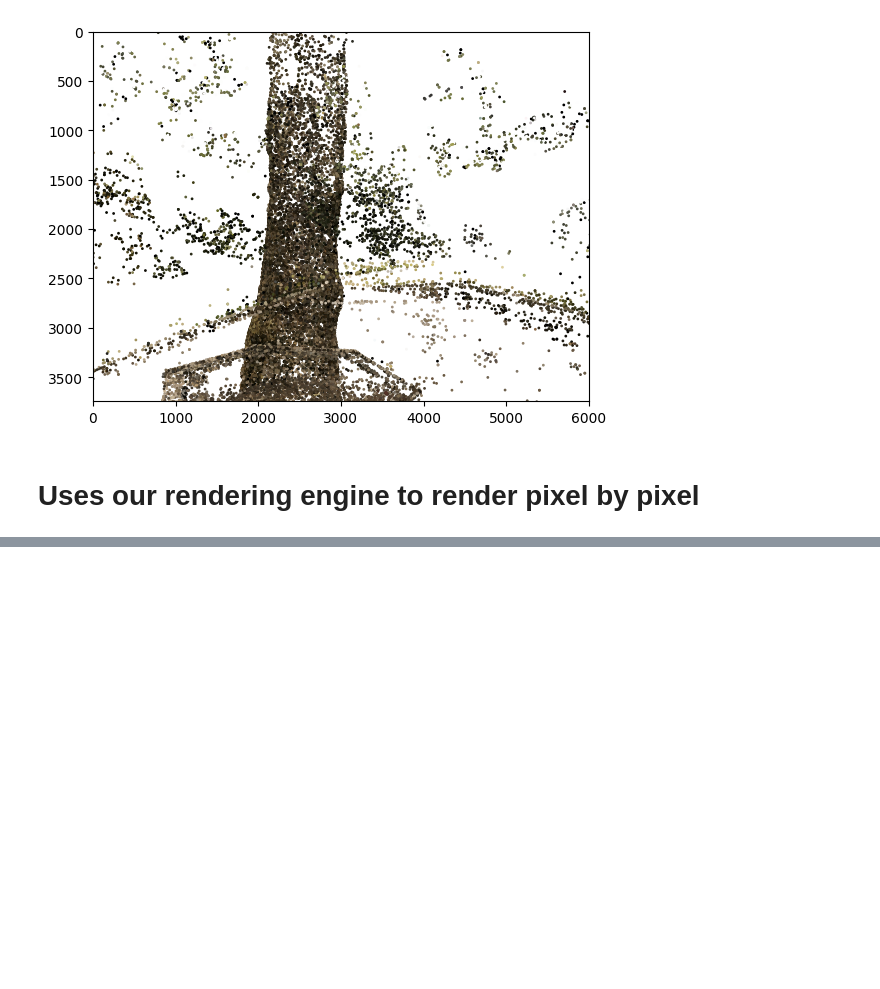
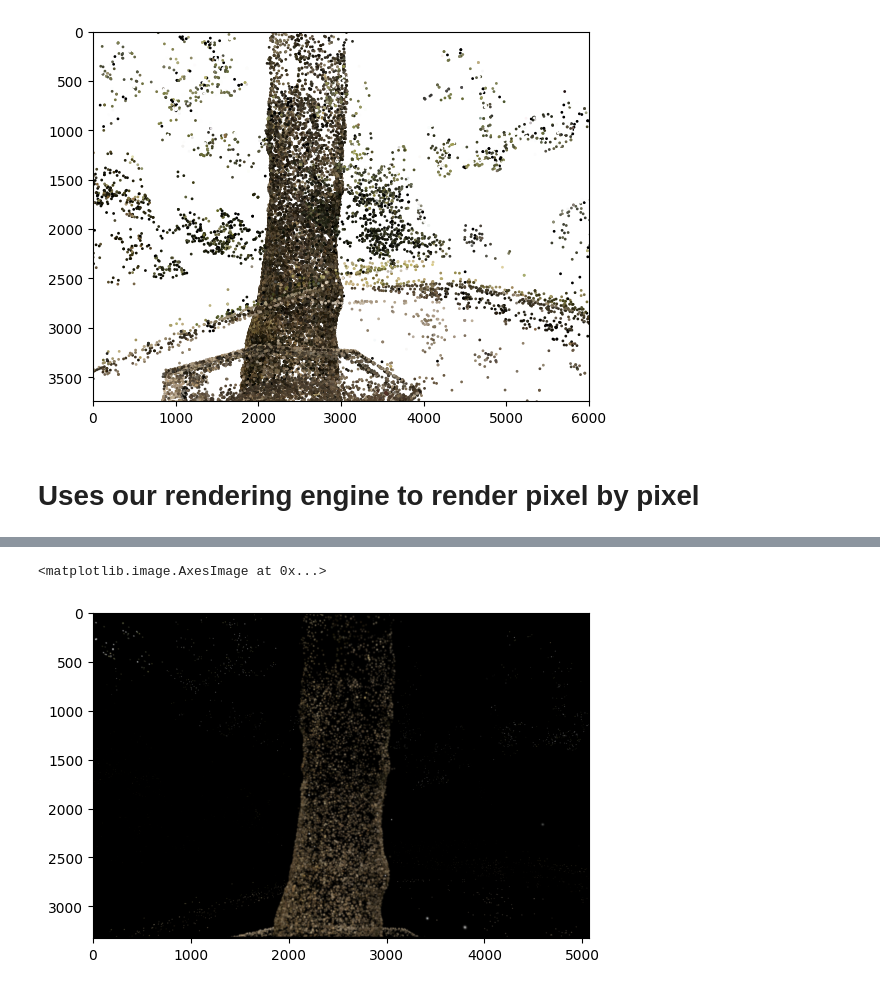
Before and after one commit to dcaustin33/intro_to_gaussian_splatting, a Jupyter notebook: cpu_render.ipynb, the cells around one changed output, grey strips where cells are left out. Drawn from its saved outputs; the diff is of its cells as text; code cells hidden in the pictures; blank space fills up the shorter version.

```diff
--- a/cpu_render.ipynb
+++ b/cpu_render.ipynb
@@ -166,0 +172,5 @@ Clipping input data to the valid range for imshow with RGB data ([0..1] for floa
+# %%
+plt.imshow(image.cpu().detach().transpose(0, 1))
+# %% [output]
+<matplotlib.image.AxesImage at 0x...>
+[figure, added]
```
Also changed, not shown: parts of 4 cells of this notebook, 8 other files.
